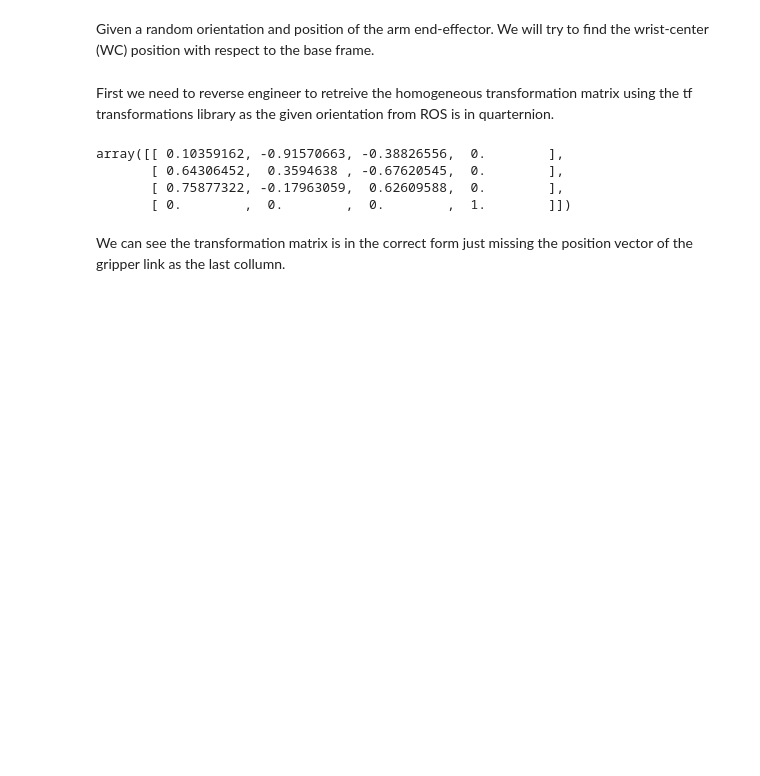
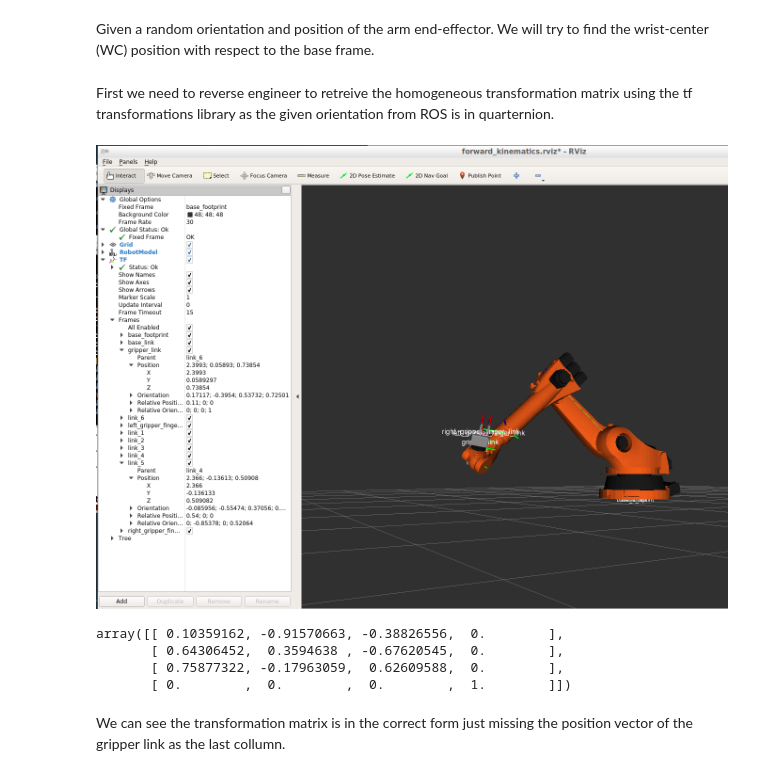
Before and after one commit to riochuong/RoboND-PickAndPlace, a Jupyter notebook: kuka_arm/scripts/Project 2 - WRITEUP.ipynb, the cells around one changed output. Drawn from its saved outputs; the diff is of its cells as text; code cells hidden in the pictures; blank space fills up the shorter version.

```diff
--- a/kuka_arm/scripts/Project 2 - WRITEUP.ipynb
+++ b/kuka_arm/scripts/Project 2 - WRITEUP.ipynb
@@ -203,3 +202,7 @@ First we need to reverse engineer to retreive the homogeneous transformation mat
+# %%
+Image('pic/FK_pic.png')
+# %% [output]
+[figure, added]
 # %%
 gripper_quart_orien = [
     0.171174, -0.395395, 0.537323, 0.72015
```
Also changed, not shown: parts of 31 cells of this notebook, 2 other files.
